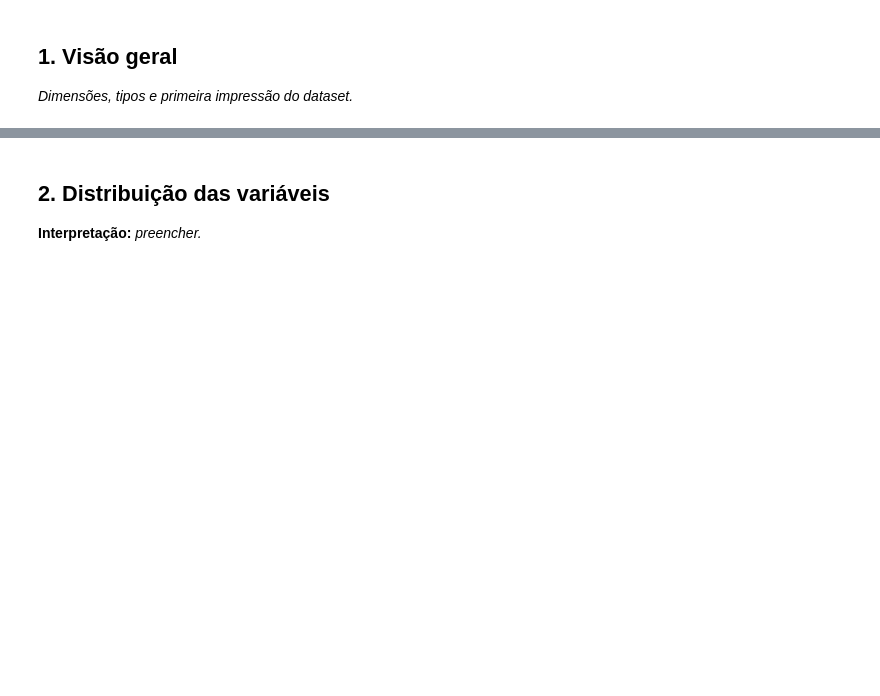
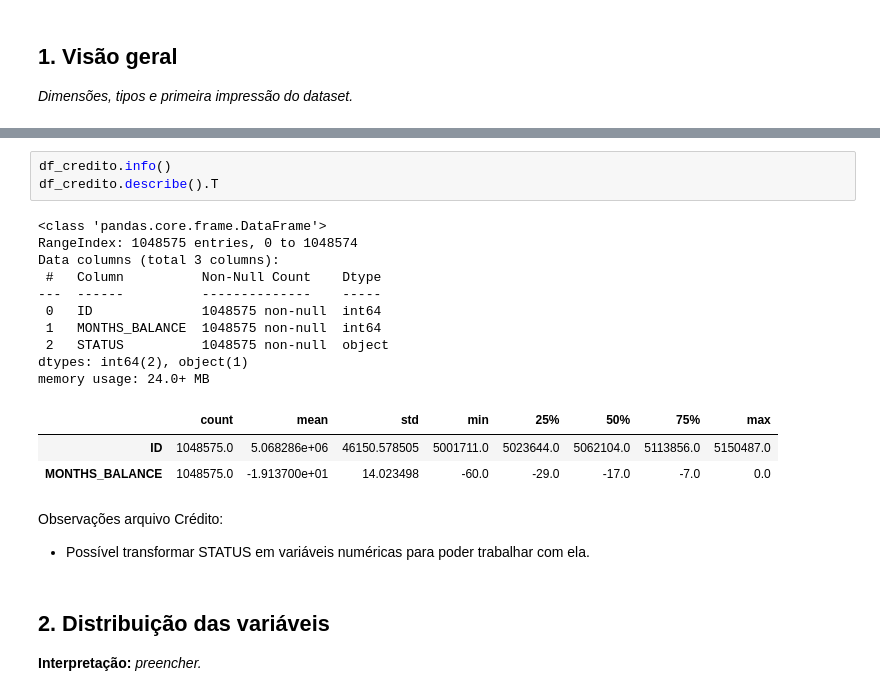
Before and after one commit to camilavbr/Tech_Challenge_Fase2_rm377839, a Jupyter notebook: notebooks/01_eda.ipynb, the cells around one changed output, grey strips where cells are left out. Cells and saved outputs as stored; diff of their text form; blank space fills up the shorter version.

```diff
--- a/notebooks/01_eda.ipynb
+++ b/notebooks/01_eda.ipynb
@@ -108,3 +153,23 @@ df.describe().T
+# %%
+df_credito.info()
+df_credito.describe().T
+# %% [output]
+<class 'pandas.core.frame.DataFrame'>
+RangeIndex: 1048575 entries, 0 to 1048574
+Data columns (total 3 columns):
+ #   Column          Non-Null Count    Dtype
+---  ------          --------------    -----
+ 0   ID              1048575 non-null  int64
+ 1   MONTHS_BALANCE  1048575 non-null  int64
+ 2   STATUS          1048575 non-null  object
+dtypes: int64(2), object(1)
+memory usage: 24.0+ MB
+|  | count | mean | std | min | 25% | 50% | 75% | max |
+| ID | 1048575.0 | 5.068286e+06 | 46150.578505 | 5001711.0 | 5023644.0 | 5062104.0 | 5113856.0 | 5150487.0 |
+| MONTHS_BALANCE | 1048575.0 | -1.913700e+01 | 14.023498 | -60.0 | -29.0 | -17.0 | -7.0 | 0.0 |
+# %% [markdown]
+Observações arquivo Crédito:
+- Possível transformar STATUS em variáveis numéricas para poder trabalhar com ela.
 # %% [markdown]
 ## 2. Distribuição das variáveis
 
```
Also changed, not shown: parts of 6 cells of this notebook.
